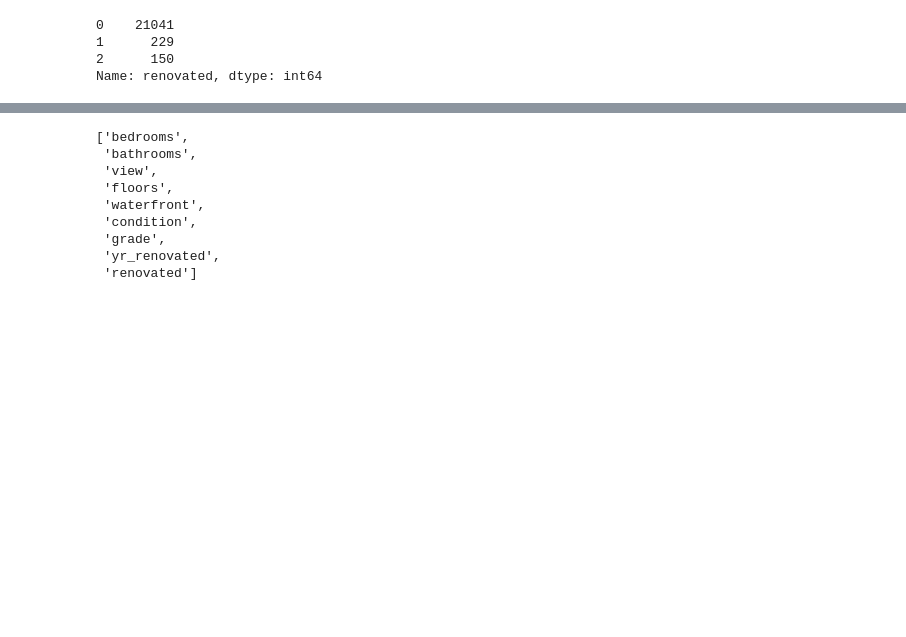
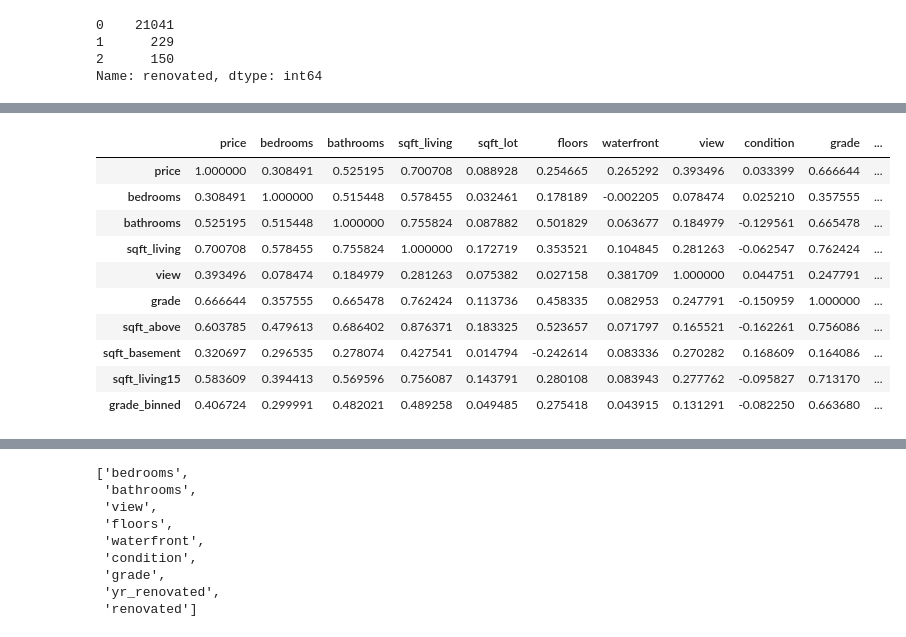
Before and after one commit to adinas94/King-Country-Regression, a Jupyter notebook: Data Cleaning Notebook.ipynb, the cells around one changed output, grey strips where cells are left out. Drawn from its saved outputs; the diff is of its cells as text; code cells hidden in the pictures; blank space fills up the shorter version.

```diff
--- a/Data Cleaning Notebook.ipynb
+++ b/Data Cleaning Notebook.ipynb
@@ -295,0 +380,14 @@ Name: renovated, dtype: int64
+# %%
+df.corr()[abs(df.corr()['price']) > 0.3]
+# %% [output]
+|  | price | bedrooms | bathrooms | sqft_living | sqft_lot | floors | waterfront | view | condition | grade | ... |
+| price | 1.000000 | 0.308491 | 0.525195 | 0.700708 | 0.088928 | 0.254665 | 0.265292 | 0.393496 | 0.033399 | 0.666644 | ... |
+| bedrooms | 0.308491 | 1.000000 | 0.515448 | 0.578455 | 0.032461 | 0.178189 | -0.002205 | 0.078474 | 0.025210 | 0.357555 | ... |
+| bathrooms | 0.525195 | 0.515448 | 1.000000 | 0.755824 | 0.087882 | 0.501829 | 0.063677 | 0.184979 | -0.129561 | 0.665478 | ... |
+| sqft_living | 0.700708 | 0.578455 | 0.755824 | 1.000000 | 0.172719 | 0.353521 | 0.104845 | 0.281263 | -0.062547 | 0.762424 | ... |
+| view | 0.393496 | 0.078474 | 0.184979 | 0.281263 | 0.075382 | 0.027158 | 0.381709 | 1.000000 | 0.044751 | 0.247791 | ... |
+| grade | 0.666644 | 0.357555 | 0.665478 | 0.762424 | 0.113736 | 0.458335 | 0.082953 | 0.247791 | -0.150959 | 1.000000 | ... |
+| sqft_above | 0.603785 | 0.479613 | 0.686402 | 0.876371 | 0.183325 | 0.523657 | 0.071797 | 0.165521 | -0.162261 | 0.756086 | ... |
+| sqft_basement | 0.320697 | 0.296535 | 0.278074 | 0.427541 | 0.014794 | -0.242614 | 0.083336 | 0.270282 | 0.168609 | 0.164086 | ... |
+| sqft_living15 | 0.583609 | 0.394413 | 0.569596 | 0.756087 | 0.143791 | 0.280108 | 0.083943 | 0.277762 | -0.095827 | 0.713170 | ... |
+| grade_binned | 0.406724 | 0.299991 | 0.482021 | 0.489258 | 0.049485 | 0.275418 | 0.043915 | 0.131291 | -0.082250 | 0.663680 | ... |
```
Also changed, not shown: parts of 39 cells of this notebook, 2 other files.
